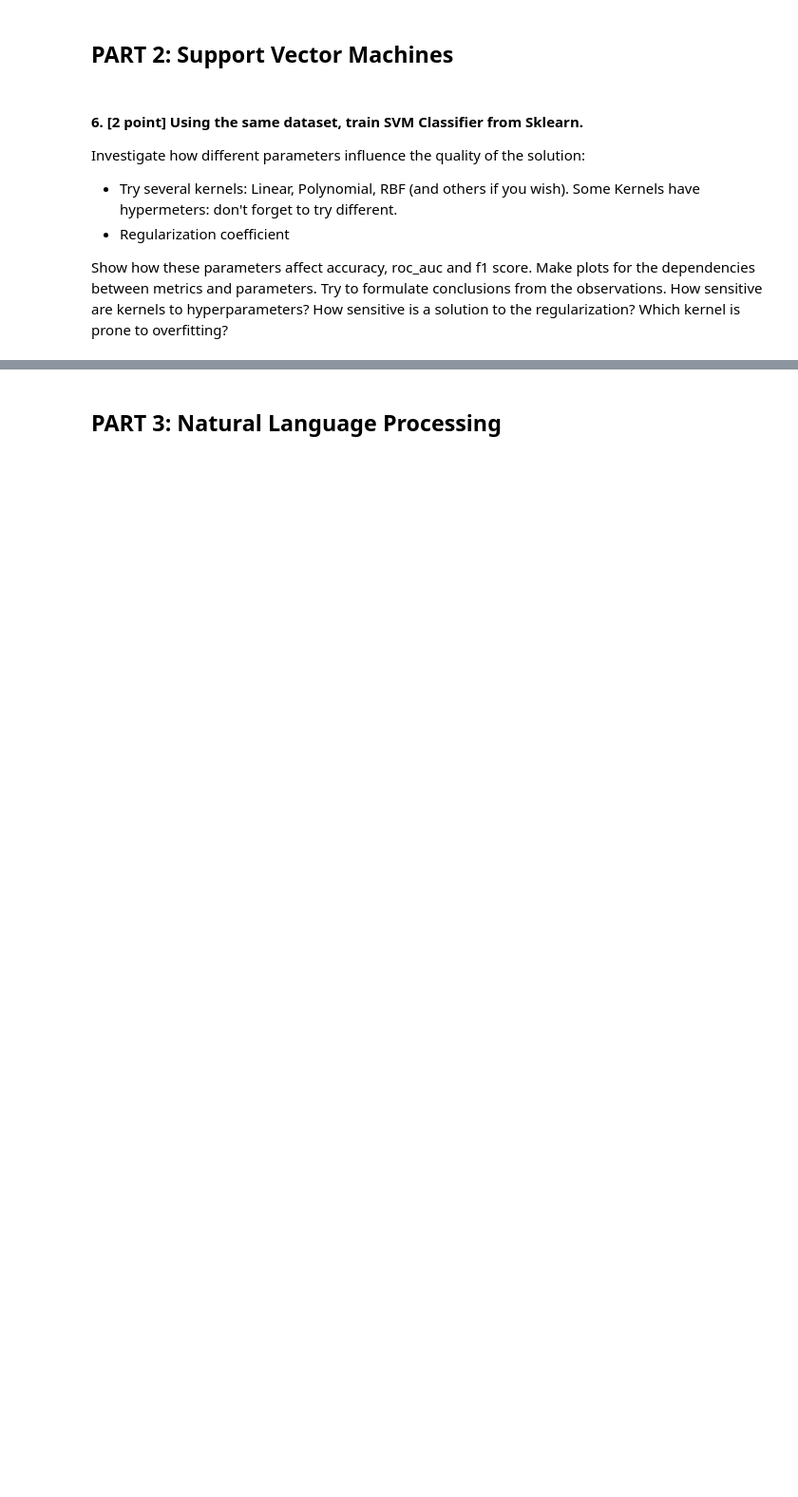
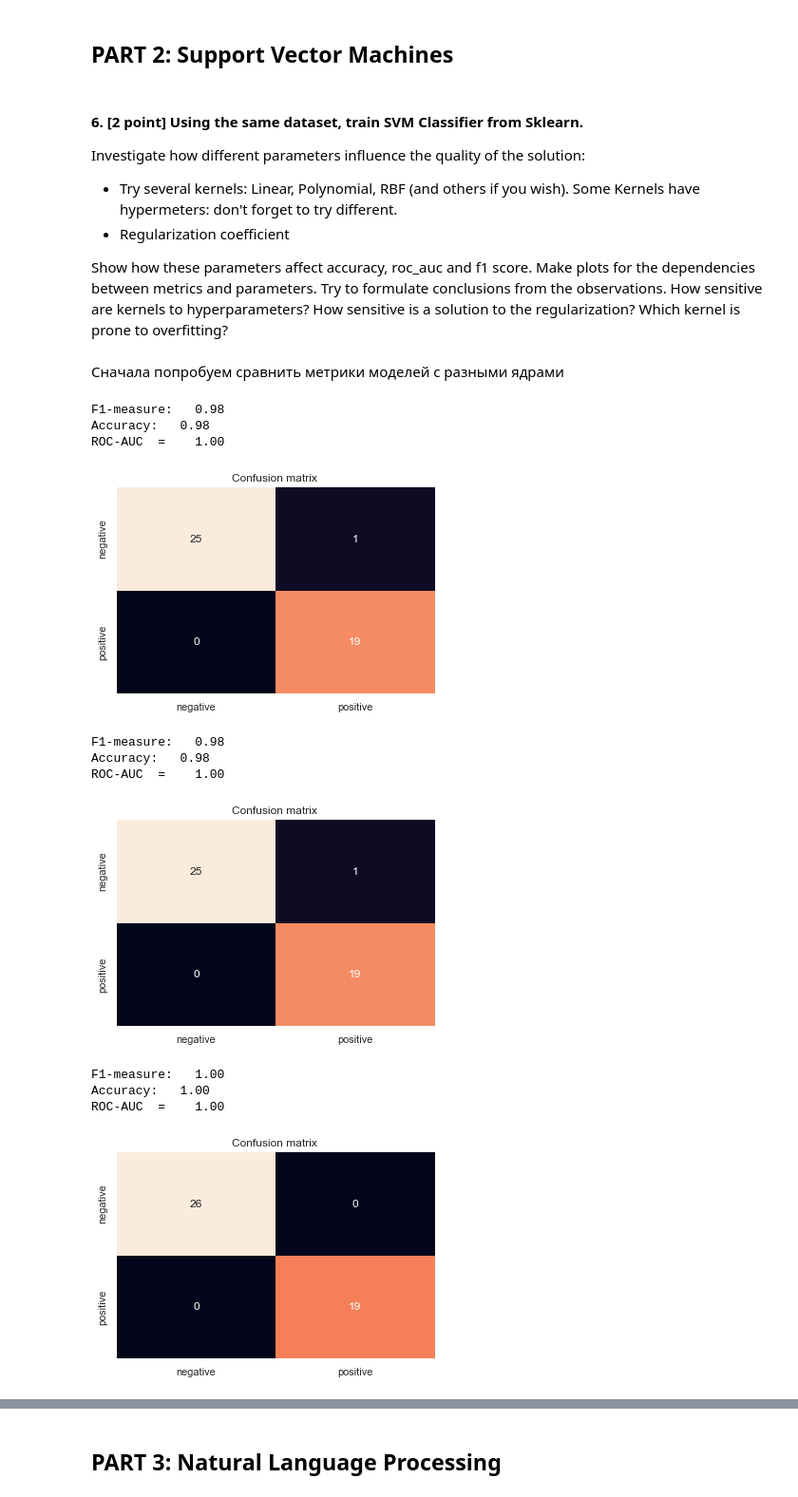
Before and after one commit to shmelzz/data_analysis, a Jupyter notebook: hw3/ml_hw3_Shelemekh_206.ipynb, the cells around one changed output, grey strips where cells are left out. Shown at 95% size. Drawn from its saved outputs; the diff is of its cells as text; code cells hidden in the pictures; blank space fills up the shorter version.

```diff
--- a/hw3/ml_hw3_Shelemekh_206.ipynb
+++ b/hw3/ml_hw3_Shelemekh_206.ipynb
@@ -196,7 +188,33 @@ show_results(y_test, prediction, proba)
+# %% [markdown]
+Сначала попробуем сравнить метрики моделей с разными ядрами
 # %%
-x_train, x_test, y_train, y_test = train_test_split(X, y, train_size=0.75)
+clf = SVC(kernel='linear', probability=True)
+clf.fit(x_train, y_train)
+prediction = clf.predict(x_test)
+probabilities = clf.predict_proba(x_test)
+show_results(y_test, prediction, probabilities)
+
+clf = SVC(kernel='rbf', probability=True)
+clf.fit(x_train, y_train)
+prediction = clf.predict(x_test)
+probabilities = clf.predict_proba(x_test)
+show_results(y_test, prediction, probabilities)
+
 clf = SVC(kernel='poly', probability=True)
 clf.fit(x_train, y_train)
 prediction = clf.predict(x_test)
-proba = clf.predict_proba(x_test)
-show_results(y_test, prediction, proba)
+probabilities = clf.predict_proba(x_test)
+show_results(y_test, prediction, probabilities)
+# %% [output]
+F1-measure:   0.98
+Accuracy:   0.98
+ROC-AUC  =    1.00
+[figure, added]
+F1-measure:   0.98
+Accuracy:   0.98
+ROC-AUC  =    1.00
+[figure, added]
+F1-measure:   1.00
+Accuracy:   1.00
+ROC-AUC  =    1.00
+[figure, added]
```
Also changed, not shown: parts of 17 cells of this notebook.
